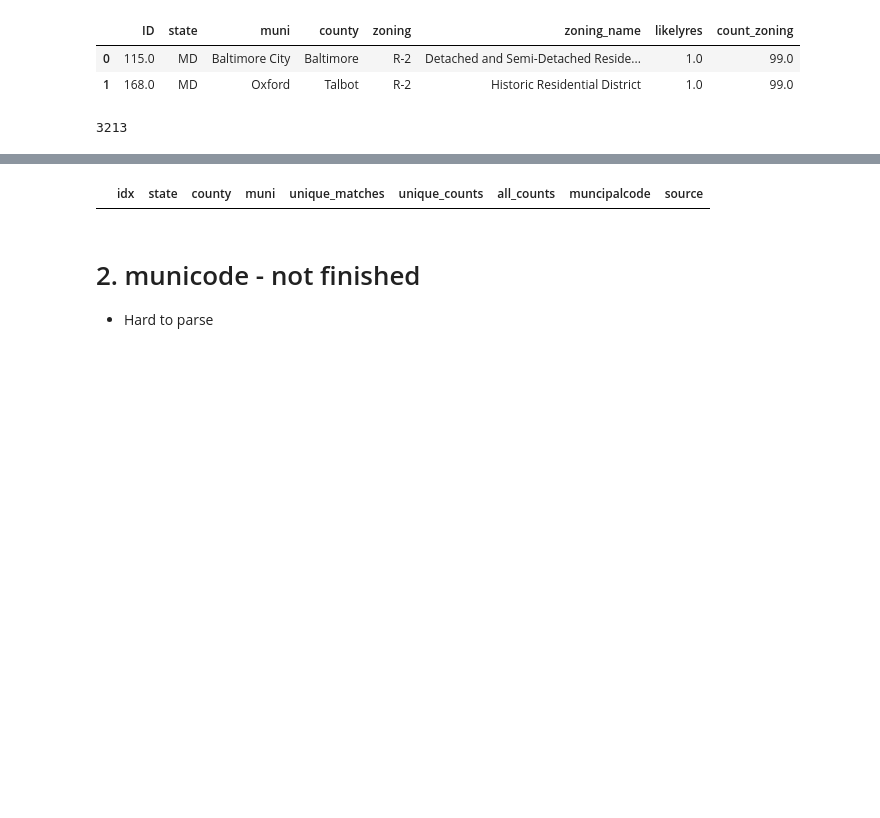
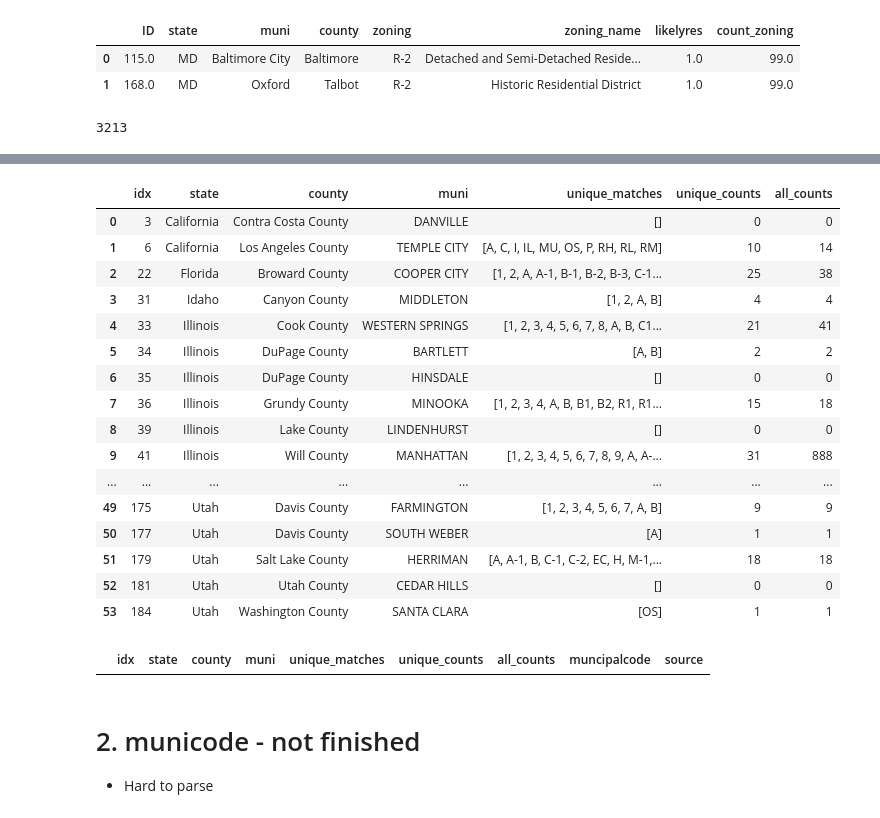
Before and after one commit to aviupadhyayula/freddie-mac, a Jupyter notebook: doc-reader/notebooks/7-zoning-code-matching-xy.ipynb, the cells around one changed output, grey strips where cells are left out. Saved outputs shown, nothing was run; the diff lists cells and outputs as text; code cells hidden in the pictures; blank space fills up the shorter version.

```diff
--- a/doc-reader/notebooks/7-zoning-code-matching-xy.ipynb
+++ b/doc-reader/notebooks/7-zoning-code-matching-xy.ipynb
@@ -325,4 +391,5 @@ len(all_codes)
 # %% [output]
 3213
 # %%
-all_codes = [code for code in all_codes if len(code) > 1] #ignore R, C, etc.
+# all_codes = [code for code in all_codes if len(code) > 1] #no need to ignore R, C?
+all_codes
@@ -336,0 +429,5 @@ all_codes_w_counts = dict(zip(unique_codes, counts))
+# %%
+all_codes_highfreq = []
+for(key,value) in all_codes_w_counts.items():
+    if value>=1 :
+        all_codes_highfreq.append(key)
@@ -346,7 +448,7 @@ for row_idx in tqdm(range(codelibrary_results.shape[0])):
     unique_counts = 0
     all_counts = 0
     matches = []
-    for k in top_n_codes:
+    for k in all_codes_highfreq:
         if k in all_tokens:
             unique_counts += 1
             all_counts += sum(all_tokens == k)
@@ -370,5 +469,23 @@ all_counts_results_df.to_csv('../data/all_counts_results_df.csv', index = False)
 # %%
-# all_counts_results_df
+all_counts_results_df
+# %% [output]
+|  | idx | state | county | muni | unique_matches | unique_counts | all_counts |
+| 0 | 3 | California | Contra Costa County | DANVILLE | [] | 0 | 0 |
+| 1 | 6 | California | Los Angeles County | TEMPLE CITY | [A, C, I, IL, MU, OS, P, RH, RL, RM] | 10 | 14 |
+| 2 | 22 | Florida | Broward County | COOPER CITY | [1, 2, A, A-1, B-1, B-2, B-3, C-1... | 25 | 38 |
+| 3 | 31 | Idaho | Canyon County | MIDDLETON | [1, 2, A, B] | 4 | 4 |
+| 4 | 33 | Illinois | Cook County | WESTERN SPRINGS | [1, 2, 3, 4, 5, 6, 7, 8, A, B, C1... | 21 | 41 |
+| 5 | 34 | Illinois | DuPage County | BARTLETT | [A, B] | 2 | 2 |
+| 6 | 35 | Illinois | DuPage County | HINSDALE | [] | 0 | 0 |
+| 7 | 36 | Illinois | Grundy County | MINOOKA | [1, 2, 3, 4, A, B, B1, B2, R1, R1... | 15 | 18 |
+| 8 | 39 | Illinois | Lake County | LINDENHURST | [] | 0 | 0 |
+| 9 | 41 | Illinois | Will County | MANHATTAN | [1, 2, 3, 4, 5, 6, 7, 8, 9, A, A-... | 31 | 888 |
+| ... | ... | ... | ... | ... | ... | ... | ... |
+| 49 | 175 | Utah | Davis County | FARMINGTON | [1, 2, 3, 4, 5, 6, 7, A, B] | 9 | 9 |
+| 50 | 177 | Utah | Davis County | SOUTH WEBER | [A] | 1 | 1 |
+| 51 | 179 | Utah | Salt Lake County | HERRIMAN | [A, A-1, B, C-1, C-2, EC, H, M-1,... | 18 | 18 |
+| 52 | 181 | Utah | Utah County | CEDAR HILLS | [] | 0 | 0 |
+| 53 | 184 | Utah | Washington County | SANTA CLARA | [OS] | 1 | 1 |
 # %%
 # all_counts_results_df.muni.isna().sum()
 za_ordinates_links['idx'] = range(za_ordinates_links.shape[0])
```
Also changed, not shown: parts of 14 cells of this notebook, 9 other files.
